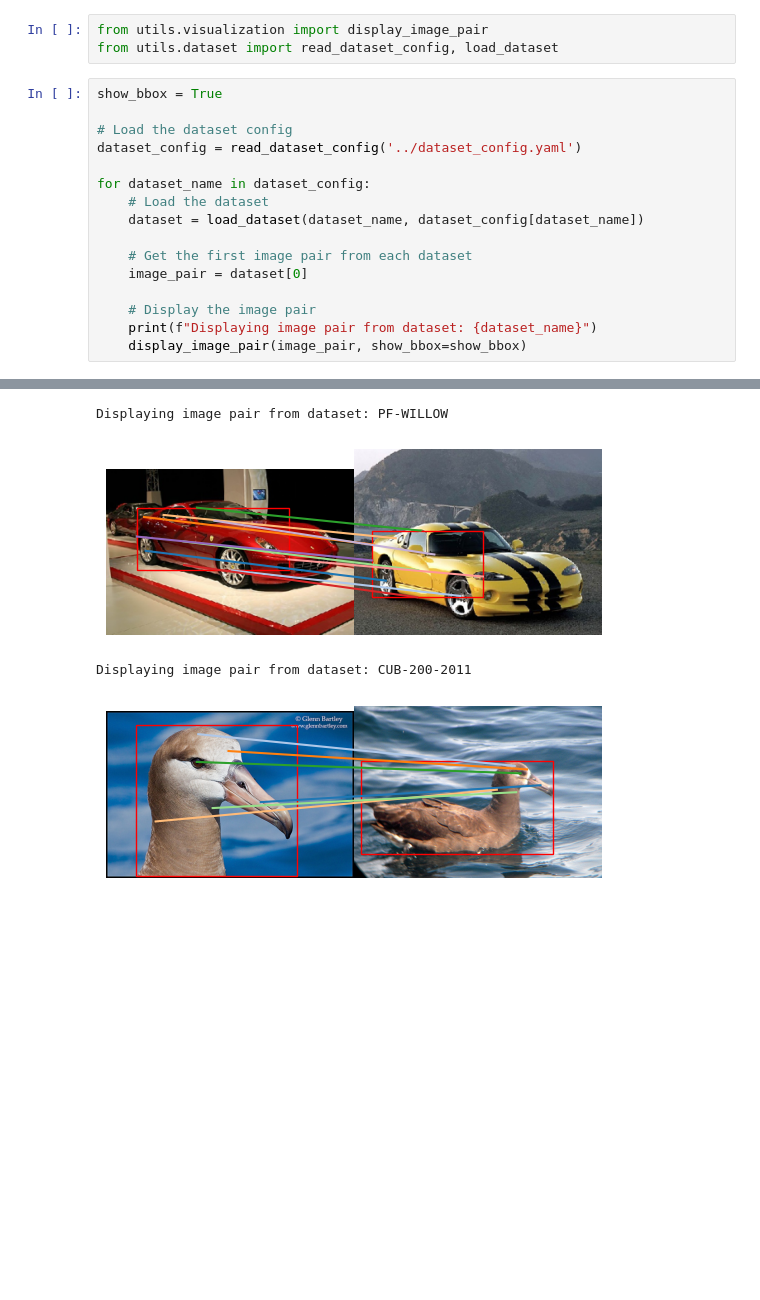
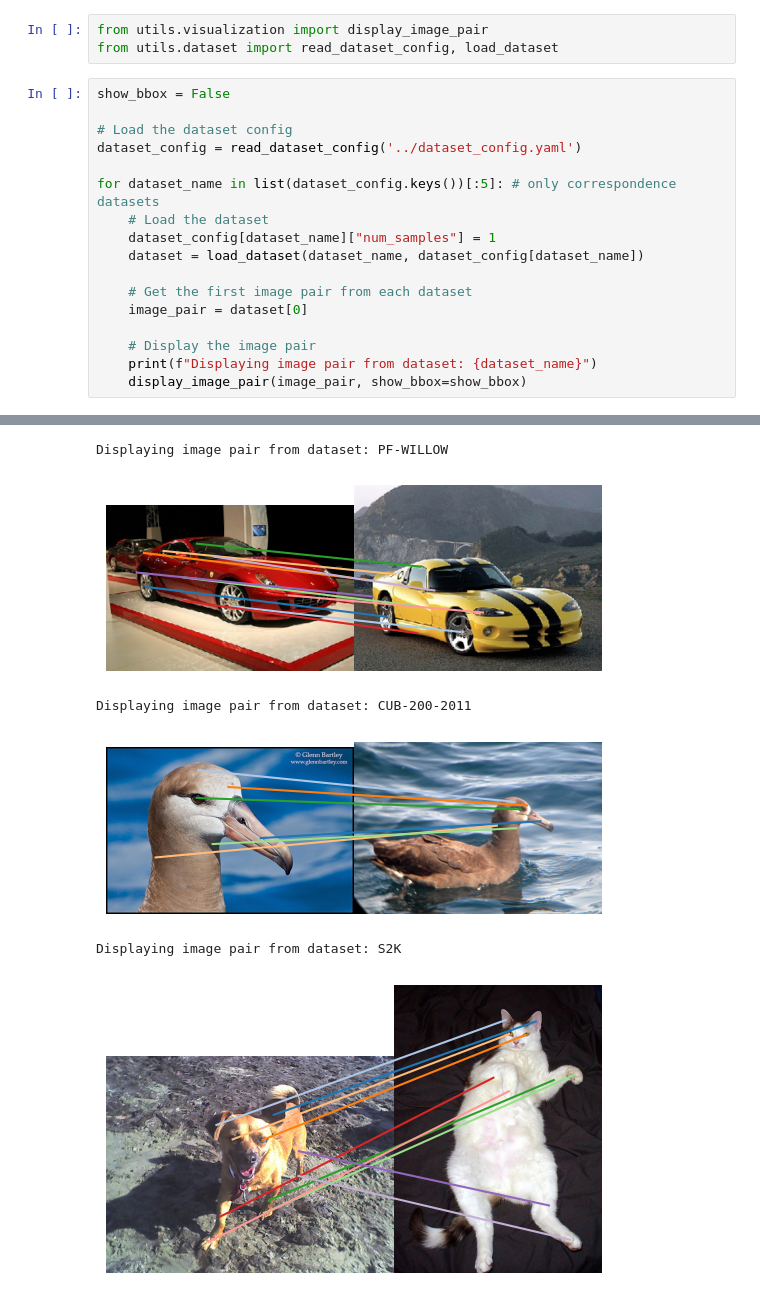
Before and after one commit to FrankFundel/DistillDIFT, a Jupyter notebook: notebooks/dataset_demo.ipynb, the cells around one changed output, grey strips where cells are left out. Drawn from its saved outputs; the diff is of its cells as text; blank space fills up the shorter version.

```diff
--- a/notebooks/dataset_demo.ipynb
+++ b/notebooks/dataset_demo.ipynb
@@ -13,13 +16,14 @@ Additionally, datasets can be preprocessed into HDF5 files (see README) and load
 from utils.visualization import display_image_pair
 from utils.dataset import read_dataset_config, load_dataset
 # %%
-show_bbox = True
+show_bbox = False
 
 # Load the dataset config
 dataset_config = read_dataset_config('../dataset_config.yaml')
 
-for dataset_name in dataset_config:
+for dataset_name in list(dataset_config.keys())[:5]: # only correspondence datasets
     # Load the dataset
+    dataset_config[dataset_name]["num_samples"] = 1
     dataset = load_dataset(dataset_name, dataset_config[dataset_name])
 
     # Get the first image pair from each dataset
@@ -34,4 +38,6 @@ Displaying image pair from dataset: SPair-71k
 Displaying image pair from dataset: PF-WILLOW
-[figure, old version]
+[figure, new version]
 Displaying image pair from dataset: CUB-200-2011
-[figure, old version]
+[figure, new version]
+Displaying image pair from dataset: S2K
+[figure, added]
```
Also changed, not shown: parts of 2 cells of this notebook, 8 other files.
